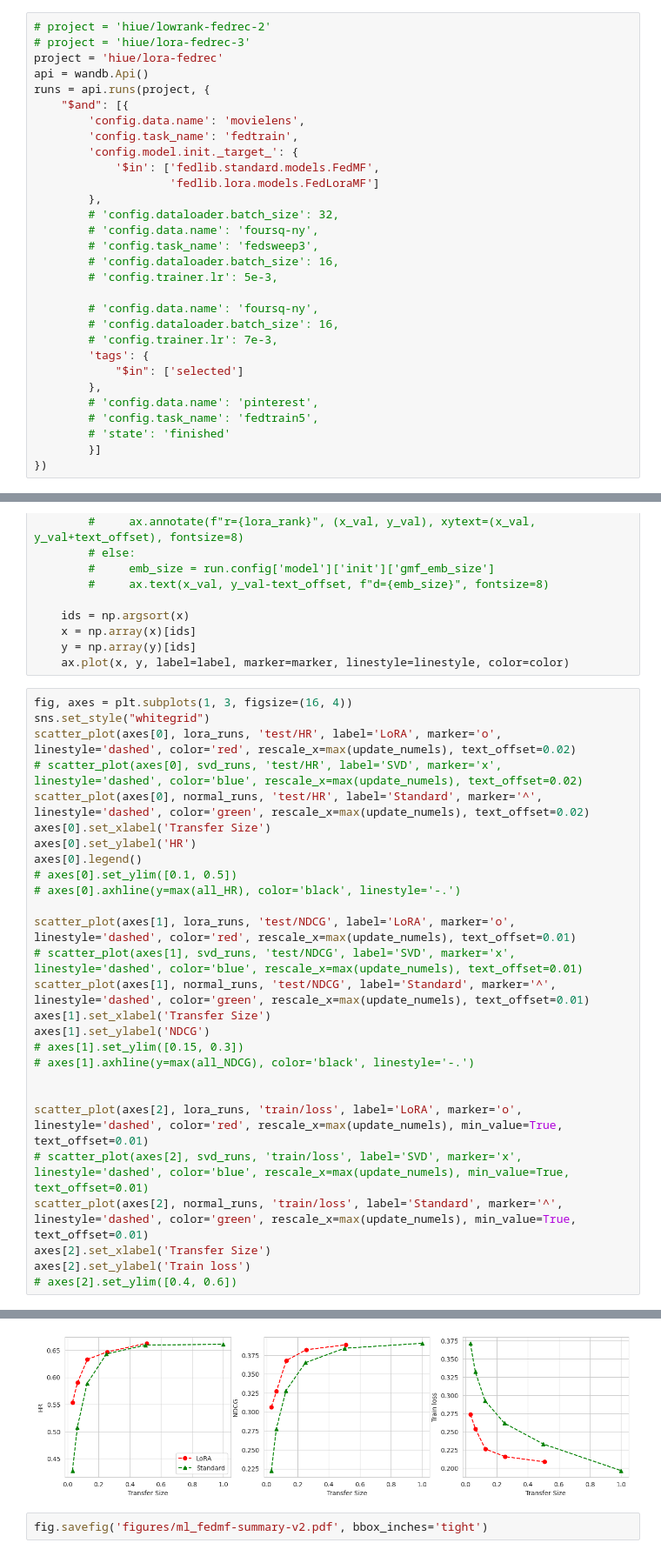
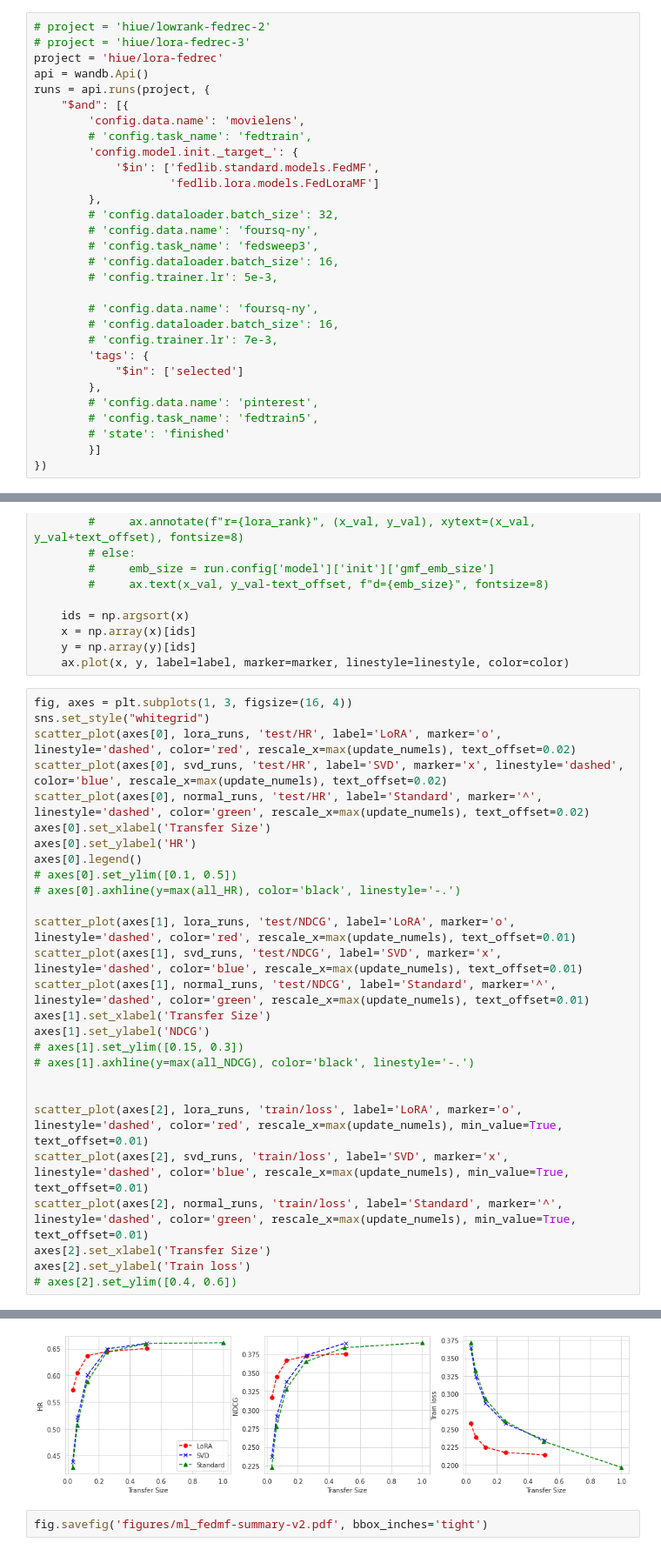
Before and after one commit to tienvu95/LoRA-FedRec, a Jupyter notebook: FederatedTraining/notebooks/WandbViz.ipynb, the cells around one changed output, grey strips where cells are left out. Shown: that part at 87% size. Saved outputs shown, nothing was run; the diff lists cells and outputs as text.

```diff
--- a/FederatedTraining/notebooks/WandbViz.ipynb
+++ b/FederatedTraining/notebooks/WandbViz.ipynb
@@ -12,7 +12,7 @@ api = wandb.Api()
 runs = api.runs(project, {
     "$and": [{
         'config.data.name': 'movielens',
-        'config.task_name': 'fedtrain',
+        # 'config.task_name': 'fedtrain',
         'config.model.init._target_': {
             '$in': ['fedlib.standard.models.FedMF',
                     'fedlib.lora.models.FedLoraMF']
@@ -150,33 +150,33 @@ def scatter_plot(ax, runs, metric, label=None, marker='o', linestyle='dashed', c
 # %%
 fig, axes = plt.subplots(1, 3, figsize=(16, 4))
 sns.set_style("whitegrid")
 scatter_plot(axes[0], lora_runs, 'test/HR', label='LoRA', marker='o', linestyle='dashed', color='red', rescale_x=max(update_numels), text_offset=0.02)
-# scatter_plot(axes[0], svd_runs, 'test/HR', label='SVD', marker='x', linestyle='dashed', color='blue', rescale_x=max(update_numels), text_offset=0.02)
+scatter_plot(axes[0], svd_runs, 'test/HR', label='SVD', marker='x', linestyle='dashed', color='blue', rescale_x=max(update_numels), text_offset=0.02)
 scatter_plot(axes[0], normal_runs, 'test/HR', label='Standard', marker='^', linestyle='dashed', color='green', rescale_x=max(update_numels), text_offset=0.02)
 axes[0].set_xlabel('Transfer Size')
 axes[0].set_ylabel('HR')
 axes[0].legend()
 # axes[0].set_ylim([0.1, 0.5])
 # axes[0].axhline(y=max(all_HR), color='black', linestyle='-.')
 
 scatter_plot(axes[1], lora_runs, 'test/NDCG', label='LoRA', marker='o', linestyle='dashed', color='red', rescale_x=max(update_numels), text_offset=0.01)
-# scatter_plot(axes[1], svd_runs, 'test/NDCG', label='SVD', marker='x', linestyle='dashed', color='blue', rescale_x=max(update_numels), text_offset=0.01)
+scatter_plot(axes[1], svd_runs, 'test/NDCG', label='SVD', marker='x', linestyle='dashed', color='blue', rescale_x=max(update_numels), text_offset=0.01)
 scatter_plot(axes[1], normal_runs, 'test/NDCG', label='Standard', marker='^', linestyle='dashed', color='green', rescale_x=max(update_numels), text_offset=0.01)
 axes[1].set_xlabel('Transfer Size')
 axes[1].set_ylabel('NDCG')
 # axes[1].set_ylim([0.15, 0.3])
 # axes[1].axhline(y=max(all_NDCG), color='black', linestyle='-.')
 
 
 scatter_plot(axes[2], lora_runs, 'train/loss', label='LoRA', marker='o', linestyle='dashed', color='red', rescale_x=max(update_numels), min_value=True, text_offset=0.01)
-# scatter_plot(axes[2], svd_runs, 'train/loss', label='SVD', marker='x', linestyle='dashed', color='blue', rescale_x=max(update_numels), min_value=True, text_offset=0.01)
+scatter_plot(axes[2], svd_runs, 'train/loss', label='SVD', marker='x', linestyle='dashed', color='blue', rescale_x=max(update_numels), min_value=True, text_offset=0.01)
 scatter_plot(axes[2], normal_runs, 'train/loss', label='Standard', marker='^', linestyle='dashed', color='green', rescale_x=max(update_numels), min_value=True, text_offset=0.01)
 axes[2].set_xlabel('Transfer Size')
 axes[2].set_ylabel('Train loss')
 # axes[2].set_ylim([0.4, 0.6])
 # %% [output]
 Text(0, 0.5, 'Train loss')
-[figure, old version]
+[figure, new version]
 # %%
 fig.savefig('figures/ml_fedmf-summary-v2.pdf', bbox_inches='tight')
 # %%
```
Also changed, not shown: parts of 2 cells of this notebook, 5 other files.
